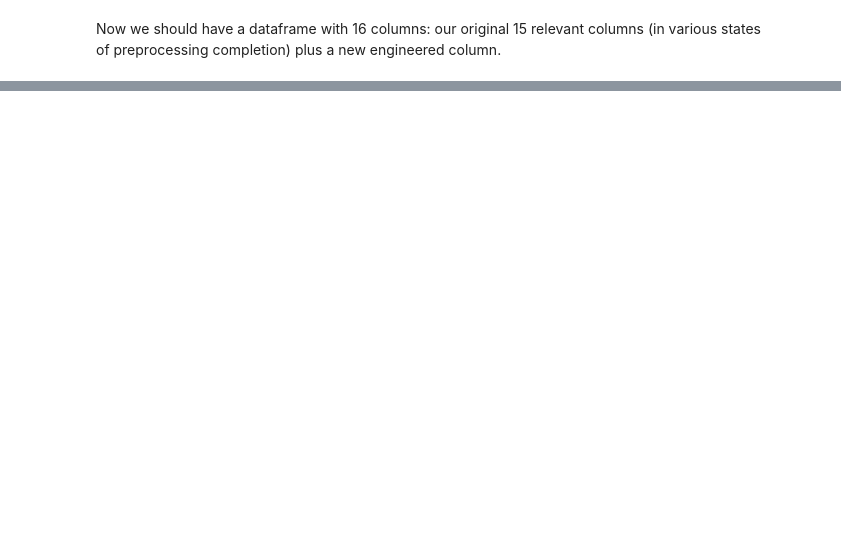
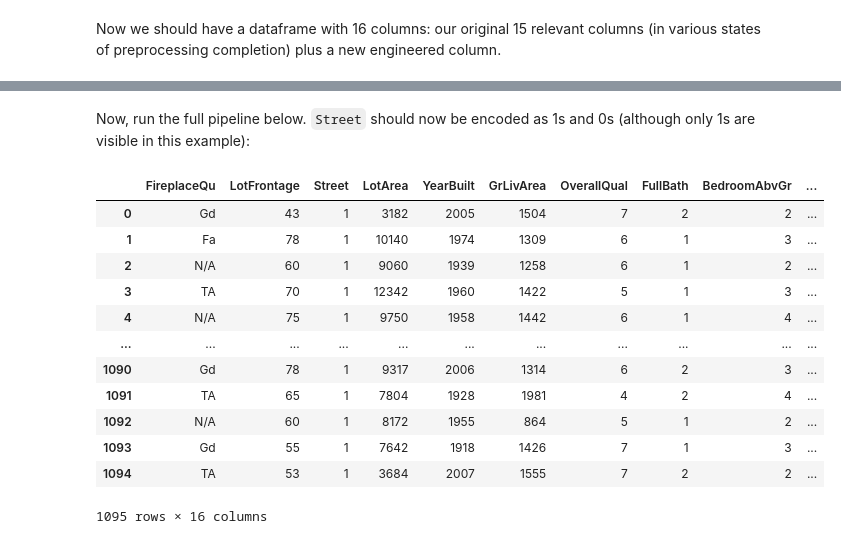
Before and after one commit to learn-co-curriculum/dsc-refactoring-with-pipelines-lab, a Jupyter notebook: index.ipynb, the cells around one changed output, grey strips where cells are left out. Drawn from its saved outputs; the diff is of its cells as text; code cells hidden in the pictures; blank space fills up the shorter version.

```diff
--- a/index.ipynb
+++ b/index.ipynb
@@ -978,0 +1010,15 @@ Now we should have a dataframe with 16 columns: our original 15 relevant columns
+# %%
+# __SOLUTION__
+
+# ColumnTransformer for columns requiring preprocessing
+preprocess_cols_transformer = ColumnTransformer(transformers=[
+    ("fireplace_qu", fireplace_qu_pipe, ["FireplaceQu"]),
+    ("impute_frontage", SimpleImputer(strategy="median"), ["LotFrontage"]),
+    (
+        "encode_street",
+        OneHotEncoder(categories="auto", drop="first"),
+        ["Street"]
+    )
+], remainder="passthrough")
+# %% [markdown]
+Now, run the full pipeline below. `Street` should now be encoded as 1s and 0s (although only 1s are visible in this example):
@@ -978,0 +1052,41 @@ Now we should have a dataframe with 16 columns: our original 15 relevant columns
+# %%
+# __SOLUTION__
+
+# ColumnTransformer for all original features that we want to keep
+relevant_cols_transformer = ColumnTransformer(transformers=[
+    ("preprocess", preprocess_cols_transformer, columns_needing_preprocessing),
+    ("passthrough", FunctionTransformer(), passthrough_columns)
+], remainder="drop")
+
+# Feature union (currently only contains original features)
+feature_union = FeatureUnion(transformer_list=[
+    ("original_features", relevant_cols_transformer),
+    ("engineered_features", feature_eng)
+])
+
+# Pipeline (currently only contains feature union)
+pipe = Pipeline(steps=[
+    ("all_features", feature_union)
+])
+pipe.fit_transform(X_train)
+
+# Transform X_train and create dataframe for readability
+X_train_transformed = pipe.fit_transform(X_train)
+pd.DataFrame(
+    X_train_transformed,
+    columns=columns_needing_preprocessing + passthrough_columns + ["LotFrontage_Missing"]
+)
+# %% [output]
+|  | FireplaceQu | LotFrontage | Street | LotArea | YearBuilt | GrLivArea | OverallQual | FullBath | BedroomAbvGr | ... |
+| 0 | Gd | 43 | 1 | 3182 | 2005 | 1504 | 7 | 2 | 2 | ... |
+| 1 | Fa | 78 | 1 | 10140 | 1974 | 1309 | 6 | 1 | 3 | ... |
+| 2 | N/A | 60 | 1 | 9060 | 1939 | 1258 | 6 | 1 | 2 | ... |
+| 3 | TA | 70 | 1 | 12342 | 1960 | 1422 | 5 | 1 | 3 | ... |
+| 4 | N/A | 75 | 1 | 9750 | 1958 | 1442 | 6 | 1 | 4 | ... |
+| ... | ... | ... | ... | ... | ... | ... | ... | ... | ... | ... |
+| 1090 | Gd | 78 | 1 | 9317 | 2006 | 1314 | 6 | 2 | 3 | ... |
+| 1091 | TA | 65 | 1 | 7804 | 1928 | 1981 | 4 | 2 | 4 | ... |
+| 1092 | N/A | 60 | 1 | 8172 | 1955 | 864 | 5 | 1 | 2 | ... |
+| 1093 | Gd | 55 | 1 | 7642 | 1918 | 1426 | 7 | 1 | 3 | ... |
+| 1094 | TA | 53 | 1 | 3684 | 2007 | 1555 | 7 | 2 | 2 | ... |
+1095 rows × 16 columns
```
Also changed, not shown: parts of 29 cells of this notebook, 1 other file.
